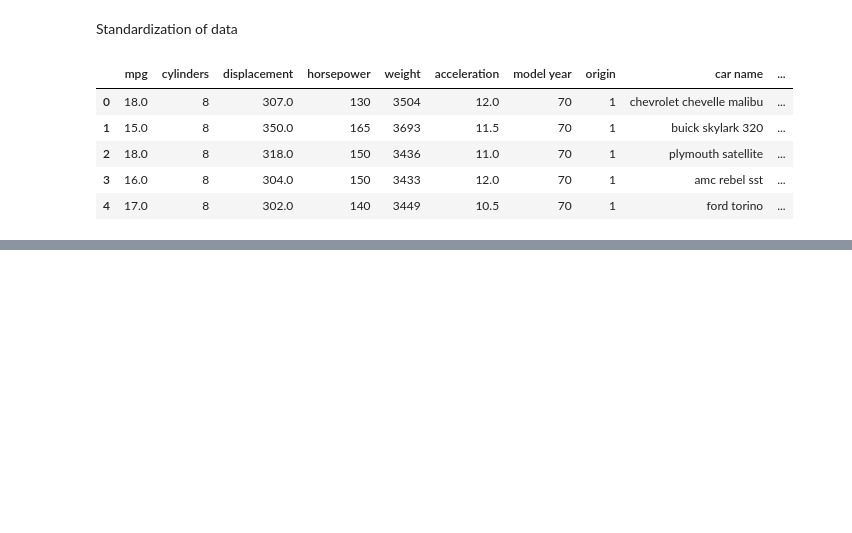
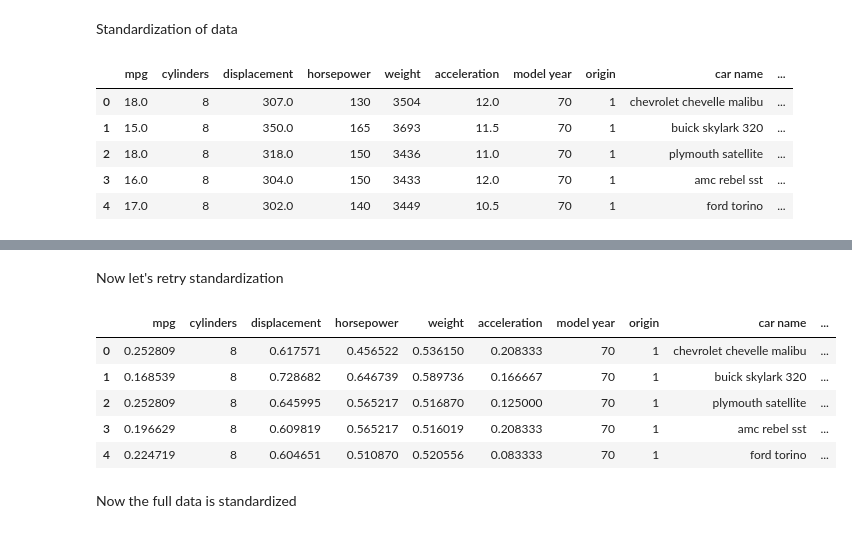
Before and after one commit to web-dev-champ/Auto-mpg, a Jupyter notebook: auto-mpg_EDA.ipynb, the cells around one changed output, grey strips where cells are left out. Saved outputs shown, nothing was run; the diff lists cells and outputs as text; code cells hidden in the pictures; blank space fills up the shorter version.

Commit message:
Standardization Complete

```diff
--- a/auto-mpg_EDA.ipynb
+++ b/auto-mpg_EDA.ipynb
@@ -340,5 +340,5 @@ data.head()
 # %%
 from sklearn import preprocessing
 scaler=preprocessing.MinMaxScaler()
-data['mpg','displacement','horsepower','weight','acceleration']=scaler.fit_transform(data['mpg','displacement','horsepower','weight','acceleration'])
+data[['mpg','displacement','horsepower','weight','acceleration']]=scaler.fit_transform(data[['mpg','displacement','horsepower','weight','acceleration']])
 # %% [output]
@@ -345,0 +349,2 @@ KeyError: ('mpg', 'displacement', 'horsepower', 'weight', 'acceleration')
+# %%
+data['horsepower'] = pd.to_numeric(data['horsepower'], errors='coerce')
@@ -345,0 +362,20 @@ KeyError: ('mpg', 'displacement', 'horsepower', 'weight', 'acceleration')
+# %%
+#This line handles the missing values (NaN) that were created in the previous step.
+data['horsepower'].fillna(data['horsepower'].median(), inplace=True)
+# %% [markdown]
+Now let's retry standardization
+# %%
+from sklearn import preprocessing
+scaler=preprocessing.MinMaxScaler()
+data[['mpg','displacement','horsepower','weight','acceleration']]=scaler.fit_transform(data[['mpg','displacement','horsepower','weight','acceleration']])
+# %%
+data.head()
+# %% [output]
+|  | mpg | cylinders | displacement | horsepower | weight | acceleration | model year | origin | car name | ... |
+| 0 | 0.252809 | 8 | 0.617571 | 0.456522 | 0.536150 | 0.208333 | 70 | 1 | chevrolet chevelle malibu | ... |
+| 1 | 0.168539 | 8 | 0.728682 | 0.646739 | 0.589736 | 0.166667 | 70 | 1 | buick skylark 320 | ... |
+| 2 | 0.252809 | 8 | 0.645995 | 0.565217 | 0.516870 | 0.125000 | 70 | 1 | plymouth satellite | ... |
+| 3 | 0.196629 | 8 | 0.609819 | 0.565217 | 0.516019 | 0.208333 | 70 | 1 | amc rebel sst | ... |
+| 4 | 0.224719 | 8 | 0.604651 | 0.510870 | 0.520556 | 0.083333 | 70 | 1 | ford torino | ... |
+# %% [markdown]
+Now the full data is standardized
```
Also changed, not shown: parts of 3 cells of this notebook.
